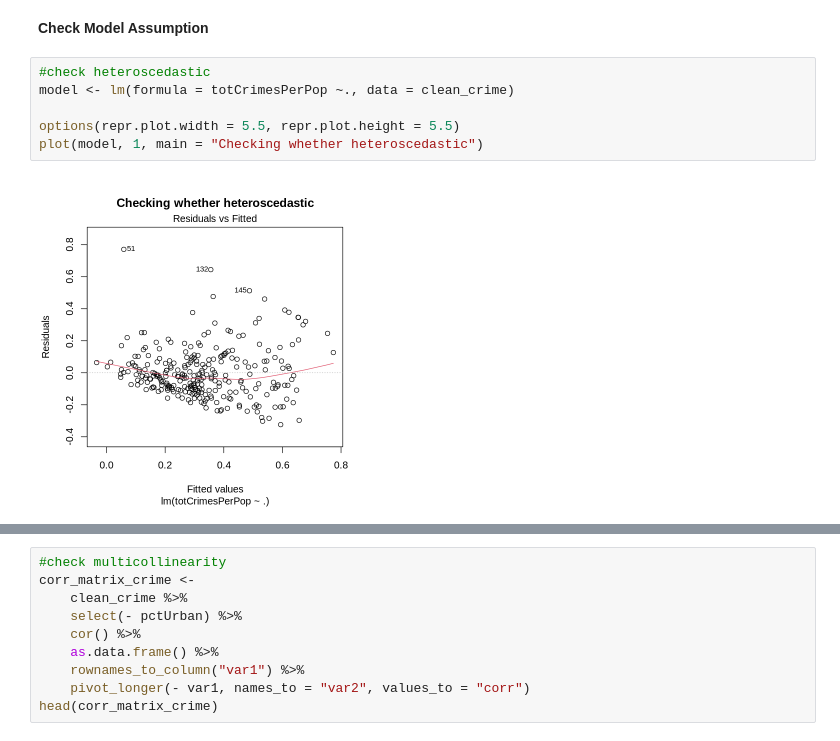
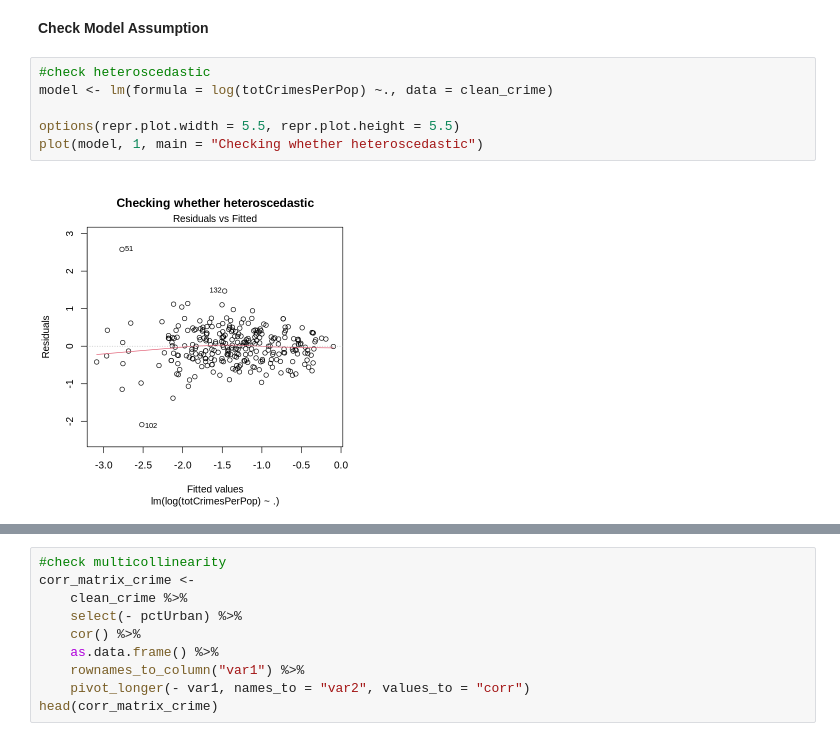
Before and after one commit to Sakiyoo/STAT-301-GROUP-, a Jupyter notebook: Final report code.ipynb, the cells around one changed output, grey strips where cells are left out. Drawn from its saved outputs; the diff is of its cells as text.

```diff
--- a/Final report code.ipynb
+++ b/Final report code.ipynb
@@ -177,12 +189,12 @@ A tibble: 9 × 7
 **Check Model Assumption**
 # %%
 #check heteroscedastic
-model <- lm(formula = totCrimesPerPop ~., data = clean_crime)
+model <- lm(formula = log(totCrimesPerPop) ~., data = clean_crime)
 
 options(repr.plot.width = 5.5, repr.plot.height = 5.5)
 plot(model, 1, main = "Checking whether heteroscedastic")
 # %% [output]
-[figure, old version]
+[figure, new version]
 # %%
 #check normality
 plot(model, 2, main = "Model")
```
Also changed, not shown: parts of 5 cells of this notebook.
